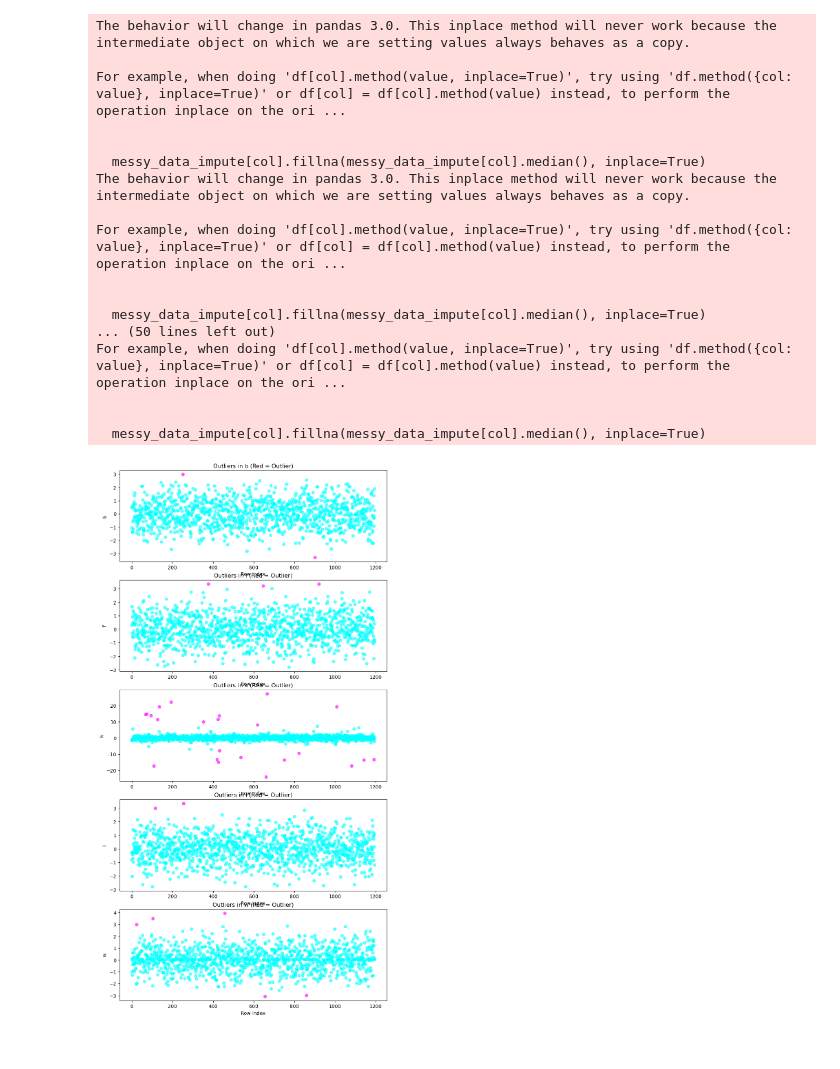
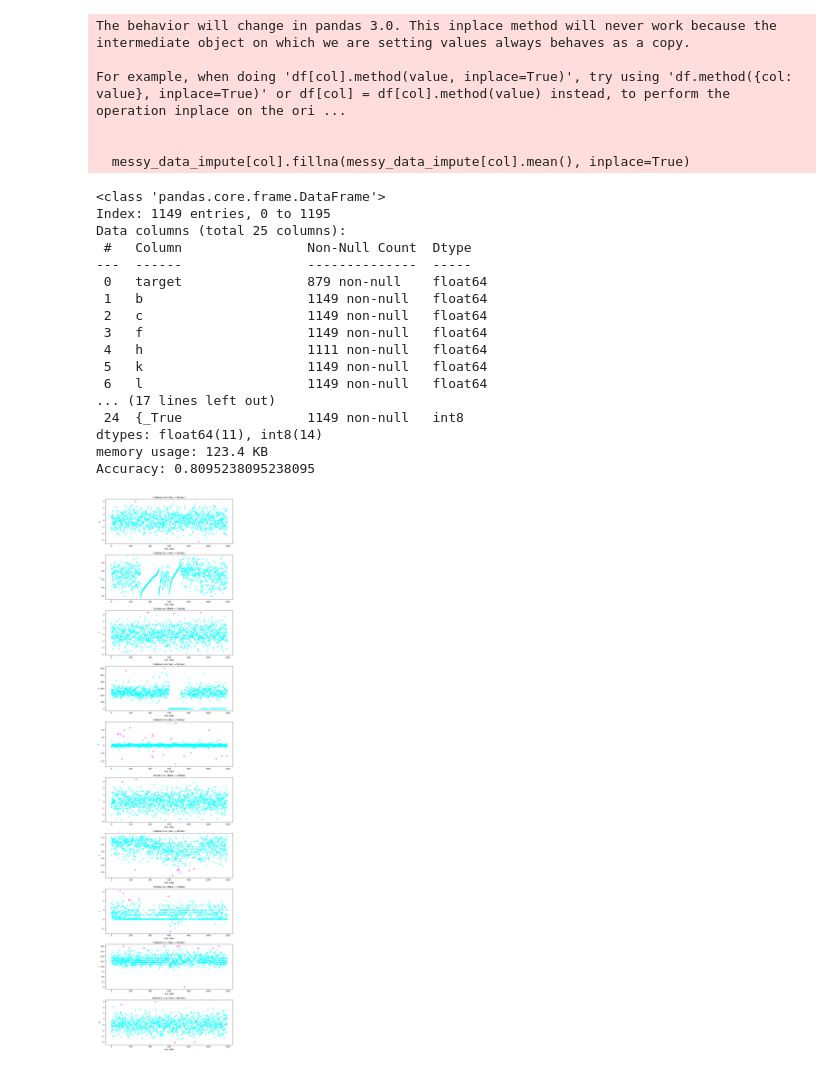
Before and after one commit to codewithprags/BINF-5007-Materials, a Jupyter notebook: Assignment 1/Scripts/main.ipynb, the cells around one changed output. Cells and saved outputs as stored; diff of their text form; code cells hidden in the pictures.

Commit message:
more fixes add back remove target

```diff
--- a/Assignment 1/Scripts/main.ipynb
+++ b/Assignment 1/Scripts/main.ipynb
@@ -8,15 +8,15 @@ from sklearn.metrics import accuracy_score
 # 1. Load the dataset
 messy_data = pd.read_csv('../Data/messy_data.csv')
 clean_data = messy_data.copy()
-clean_data.info()
+#clean_data.info()
 
 
 # 2. Preprocess the data
 
 
 clean_data = dp.remove_duplicates(clean_data)
-clean_data = dp.remove_cols_percent_missing(clean_data, percent_missing= 25)
-clean_data = dp.impute_missing_values(clean_data, strategy='median')
+clean_data = dp.remove_cols_percent_missing(clean_data, percent_missing= 50)
+clean_data = dp.impute_missing_values(clean_data, strategy='mean')
 clean_data = dp.remove_redundant_features(clean_data)
 clean_data = dp.remove_outliers(clean_data)
 clean_data = dp.normalize_data(clean_data)
@@ -50,18 +34,24 @@ Accuracy: 0.8146067415730337
 The behavior will change in pandas 3.0. This inplace method will never work because the intermediate object on which we are setting values always behaves as a copy.
 
 For example, when doing 'df[col].method(value, inplace=True)', try using 'df.method({col: value}, inplace=True)' or df[col] = df[col].method(value) instead, to perform the operation inplace on the ori ...
 
 
-  messy_data_impute[col].fillna(messy_data_impute[col].median(), inplace=True)
-The behavior will change in pandas 3.0. This inplace method will never work because the intermediate object on which we are setting values always behaves as a copy.
-
-For example, when doing 'df[col].method(value, inplace=True)', try using 'df.method({col: value}, inplace=True)' or df[col] = df[col].method(value) instead, to perform the operation inplace on the ori ...
-
-
-  messy_data_impute[col].fillna(messy_data_impute[col].median(), inplace=True)
-... (50 lines left out)
-For example, when doing 'df[col].method(value, inplace=True)', try using 'df.method({col: value}, inplace=True)' or df[col] = df[col].method(value) instead, to perform the operation inplace on the ori ...
-
-
-  messy_data_impute[col].fillna(messy_data_impute[col].median(), inplace=True)
+  messy_data_impute[col].fillna(messy_data_impute[col].mean(), inplace=True)
+<class 'pandas.core.frame.DataFrame'>
+Index: 1149 entries, 0 to 1195
+Data columns (total 25 columns):
+ #   Column                Non-Null Count  Dtype
+---  ------                --------------  -----
+ 0   target                879 non-null    float64
+ 1   b                     1149 non-null   float64
+ 2   c                     1149 non-null   float64
+ 3   f                     1149 non-null   float64
+ 4   h                     1111 non-null   float64
+ 5   k                     1149 non-null   float64
+ 6   l                     1149 non-null   float64
+... (17 lines left out)
+ 24  {_True                1149 non-null   int8
+dtypes: float64(11), int8(14)
+memory usage: 123.4 KB
+Accuracy: 0.8095238095238095
-[figure, old version]
+[figure, new version]
```
Also changed, not shown: parts of 1 cell of this notebook, 2 other files.
